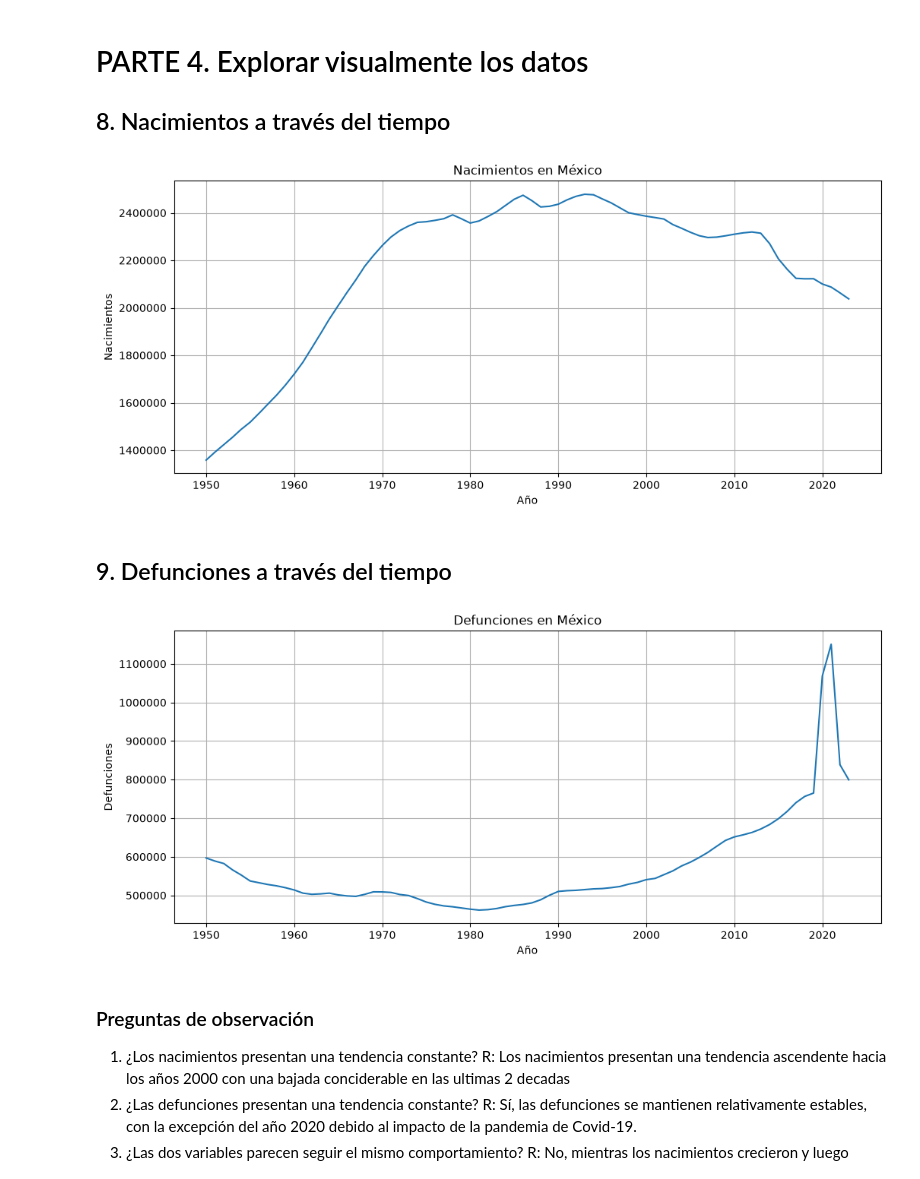
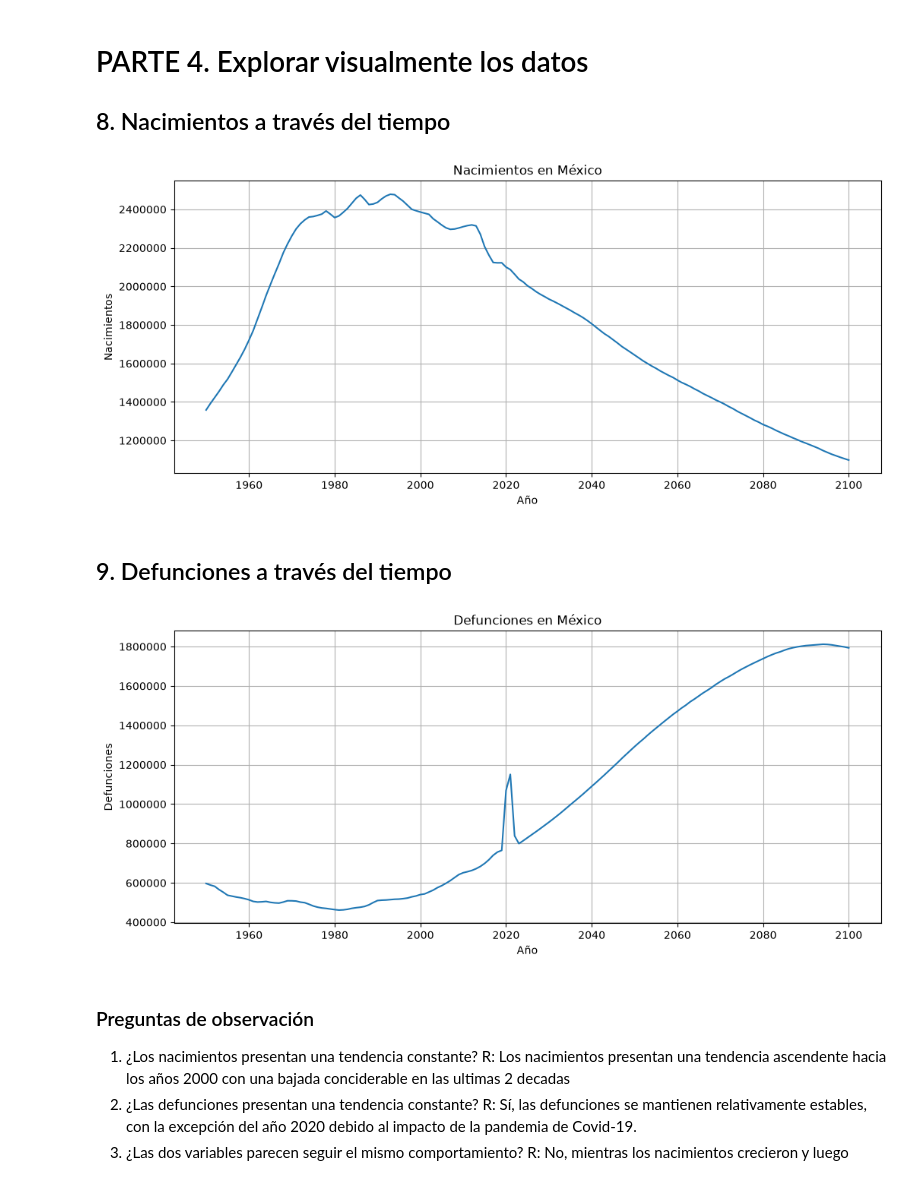
Before and after one commit to zaratemontserrat74-afk/Big-Data, a Jupyter notebook: U3_1_probabilidad_estatistica/notebooks/U3_1_modelos_regresion_demografia.ipynb, the cells around one changed output. Saved outputs shown, nothing was run; the diff lists cells and outputs as text; code cells hidden in the pictures.

```diff
--- a/U3_1_probabilidad_estatistica/notebooks/U3_1_modelos_regresion_demografia.ipynb
+++ b/U3_1_probabilidad_estatistica/notebooks/U3_1_modelos_regresion_demografia.ipynb
@@ -255,7 +255,7 @@ plt.figure(figsize=(12, 5))
 
 plt.plot(
     df_mexico["Year"],
-    df_mexico["births_estimates"]
+    df_mexico["births"]
 )
 
 plt.title("Nacimientos en México")
@@ -266,26 +266,26 @@ plt.ticklabel_format(style="plain", axis="y", useOffset=False)
 plt.grid()
 plt.show()
 # %% [output]
-[figure, old version]
+[figure, new version]
 # %% [markdown]
 ## 9. Defunciones a través del tiempo
 # %%
 plt.figure(figsize=(12, 5))
 
 plt.plot(
     df_mexico["Year"],
-    df_mexico["deaths_estimates"]
+    df_mexico["deaths"]
 )
 
 plt.title("Defunciones en México")
 plt.xlabel("Año")
 plt.ylabel("Defunciones")
 
 plt.ticklabel_format(style="plain", axis="y", useOffset=False)
 plt.grid()
 plt.show()
 # %% [output]
-[figure, old version]
+[figure, new version]
 # %% [markdown]
 ### Preguntas de observación
 
```
Also changed, not shown: parts of 1 cell of this notebook.
